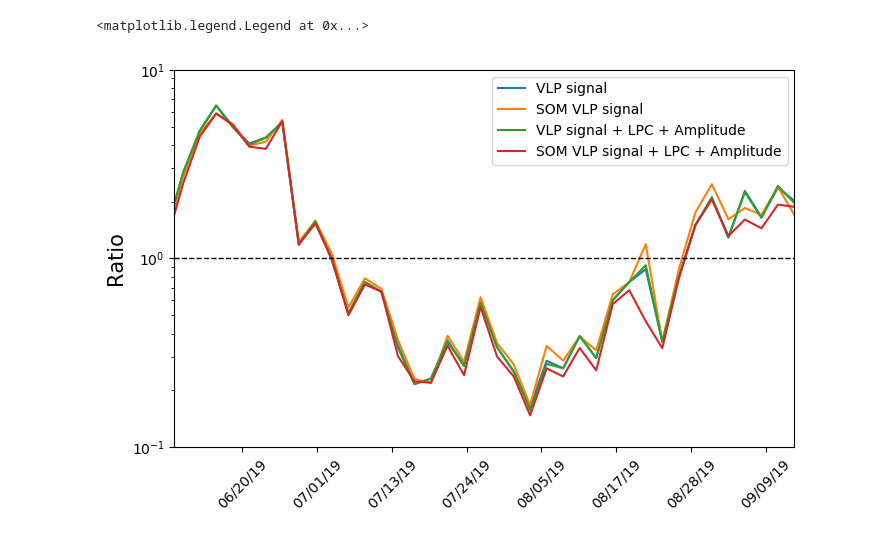
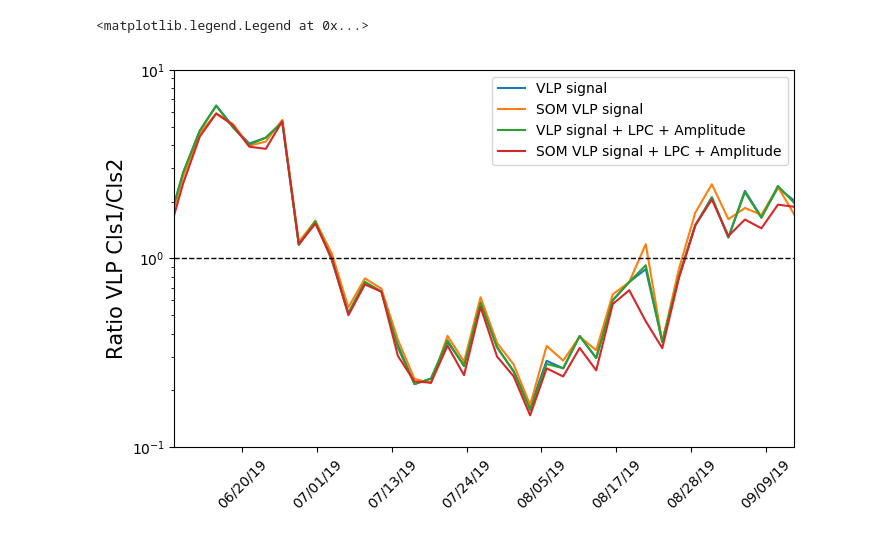
Before and after one commit to llayer/StromboliWF, a Jupyter notebook: ratio.ipynb, the cells around one changed output. Cells and saved outputs as stored; diff of their text form; code cells hidden in the pictures.

Commit message:
plots for first analysis dr

```diff
--- a/ratio.ipynb
+++ b/ratio.ipynb
@@ -11,26 +11,26 @@ center = pd.read_hdf('data/center.h5')
 # %%
 fig = plt.figure(figsize=(8, 5), dpi=100)
 ax1 = plt.subplot(111)
 
 ax1.plot(center, wf, label = 'VLP signal')
 ax1.plot(center, wf_som, label = 'SOM VLP signal ')
 ax1.plot(center, full, label = 'VLP signal + LPC + Amplitude')
 ax1.plot(center, full_som, label = 'SOM VLP signal + LPC + Amplitude')
 
 
 
 start, end = 1.56009035e+18, 1.56838442e+18
 ax1.set_xlim(start, end)
 ax1.axhline(1, color='k', linestyle='dashed', linewidth=1)
 #ax1.xaxis.set_ticks(np.arange(start, end, (end - start / 10)))
 ax1.set_xticklabels([datetime.fromtimestamp(ts / 1e9).strftime('%D') for ts in ax1.get_xticks()])
-ax1.set_ylabel("Ratio",  fontsize=15)
+ax1.set_ylabel("Ratio VLP Cls1/Cls2",  fontsize=15)
 ax1.set_yscale('log')
 #ax1.xaxis.set_major_locator(plt.MaxNLocator(10))
 ax1.set_ylim([0.1,10])
 plt.xticks(rotation=45)
 
 plt.legend()
 # %% [output]
 <matplotlib.legend.Legend at 0x...>
-[figure, old version]
+[figure, new version]
```
Also changed, not shown: 2 other files.
